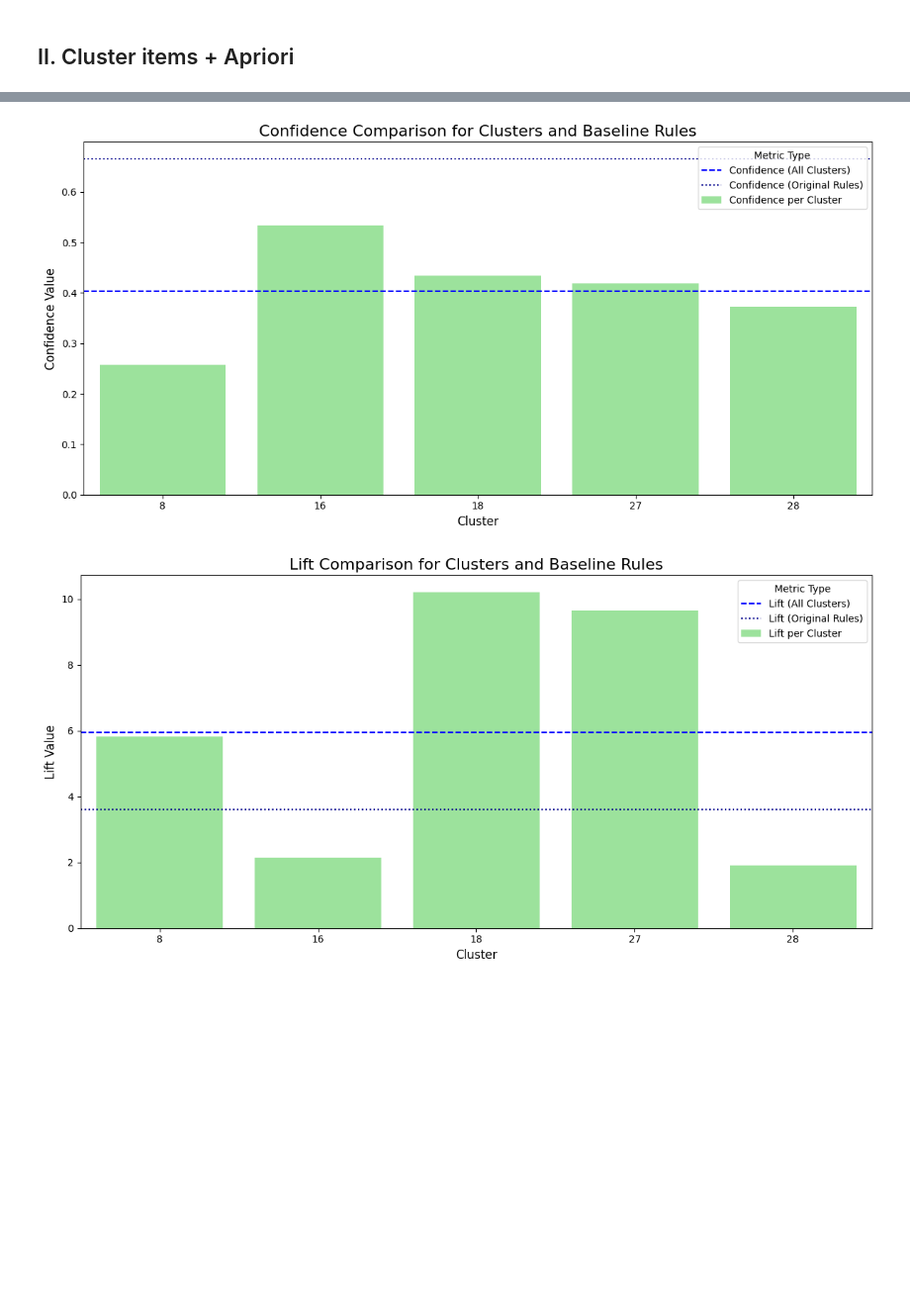
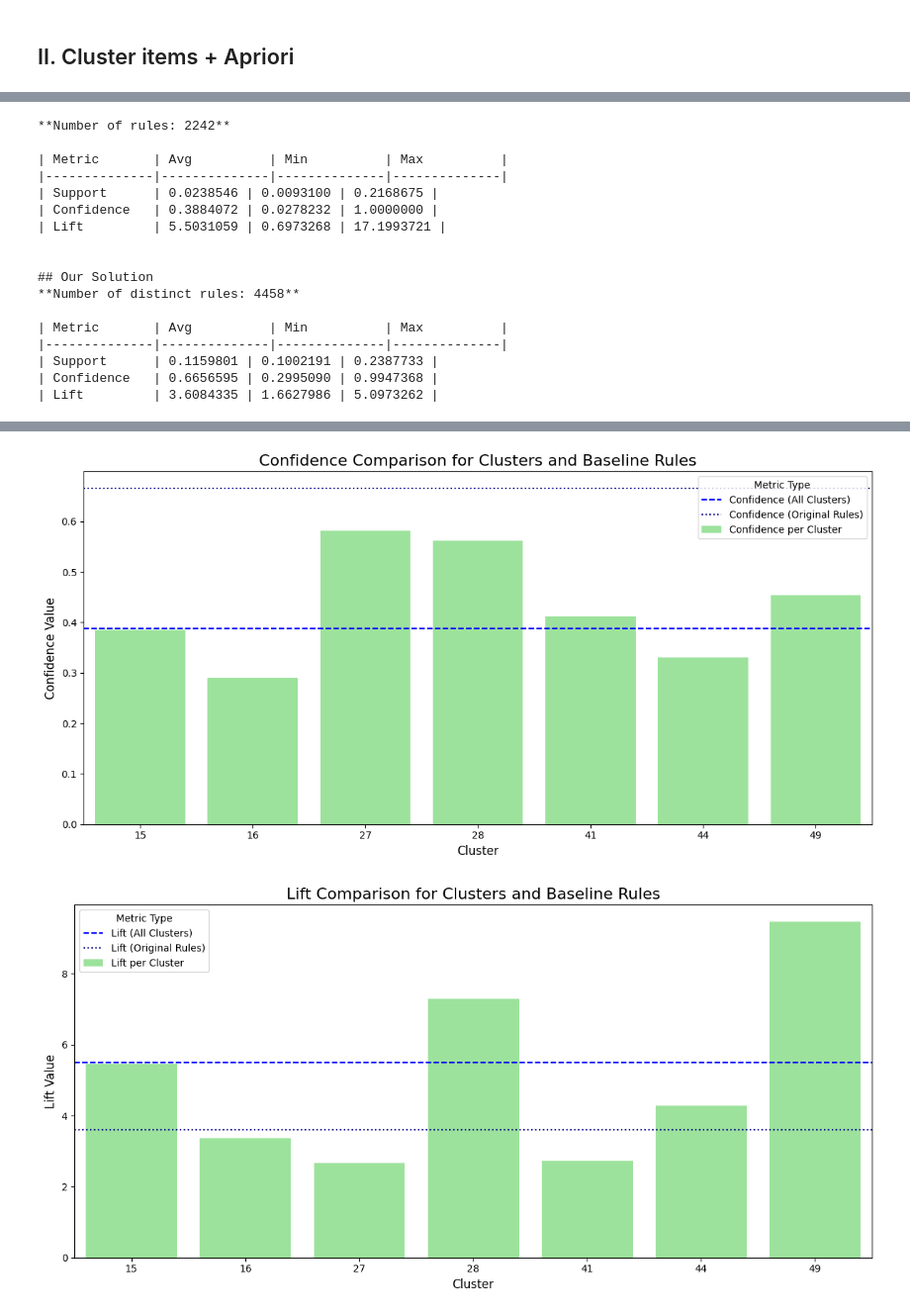
Before and after one commit to ItamarBerger/TabularDS, a Jupyter notebook: final_project/code/exmple_notebook.ipynb, the cells around one changed output, grey strips where cells are left out. Shown at 99% size. Drawn from its saved outputs; the diff is of its cells as text; code cells hidden in the pictures; blank space fills up the shorter version.

```diff
--- a/final_project/code/exmple_notebook.ipynb
+++ b/final_project/code/exmple_notebook.ipynb
@@ -492,3 +617,3 @@ Passing `palette` without assigning `hue` is deprecated and will be removed in v
 # %%
-cluster_results = find_clusters_rules(transactions, min_support=0.12)
+cluster_results = find_clusters_rules(transactions, min_support=0.3)
 # %% [output]
@@ -518,4 +639,4 @@ No frequent itemsets found in Cluster 29.
 # %%
-original_min_support = 0.05
+original_min_support = 0.1
 all_rules_df = aggregate_all_rules(cluster_results, transactions, original_min_support)
 # %% [output]
@@ -524,3 +645,20 @@ ratio of shared rules: 0.018023617153511497
 # %%
-plot_rules_comparison(all_rules_df)
+plot_rules_comparison(all_rules_df, original_rules)
 # %% [output]
+**Number of rules: 2242**
+
+| Metric       | Avg          | Min          | Max          |
+|--------------|--------------|--------------|--------------|
+| Support      | 0.0238546 | 0.0093100 | 0.2168675 |
+| Confidence   | 0.3884072 | 0.0278232 | 1.0000000 |
+| Lift         | 5.5031059 | 0.6973268 | 17.1993721 |
+
+
+## Our Solution
+**Number of distinct rules: 4458**
+
+| Metric       | Avg          | Min          | Max          |
+|--------------|--------------|--------------|--------------|
+| Support      | 0.1159801 | 0.1002191 | 0.2387733 |
+| Confidence   | 0.6656595 | 0.2995090 | 0.9947368 |
+| Lift         | 3.6084335 | 1.6627986 | 5.0973262 |
@@ -528,2 +666,2 @@ plot_rules_comparison(all_rules_df)
-[figure, old version]
+[figure, new version]
-[figure, old version]
+[figure, new version]
```
Also changed, not shown: parts of 30 cells of this notebook.
